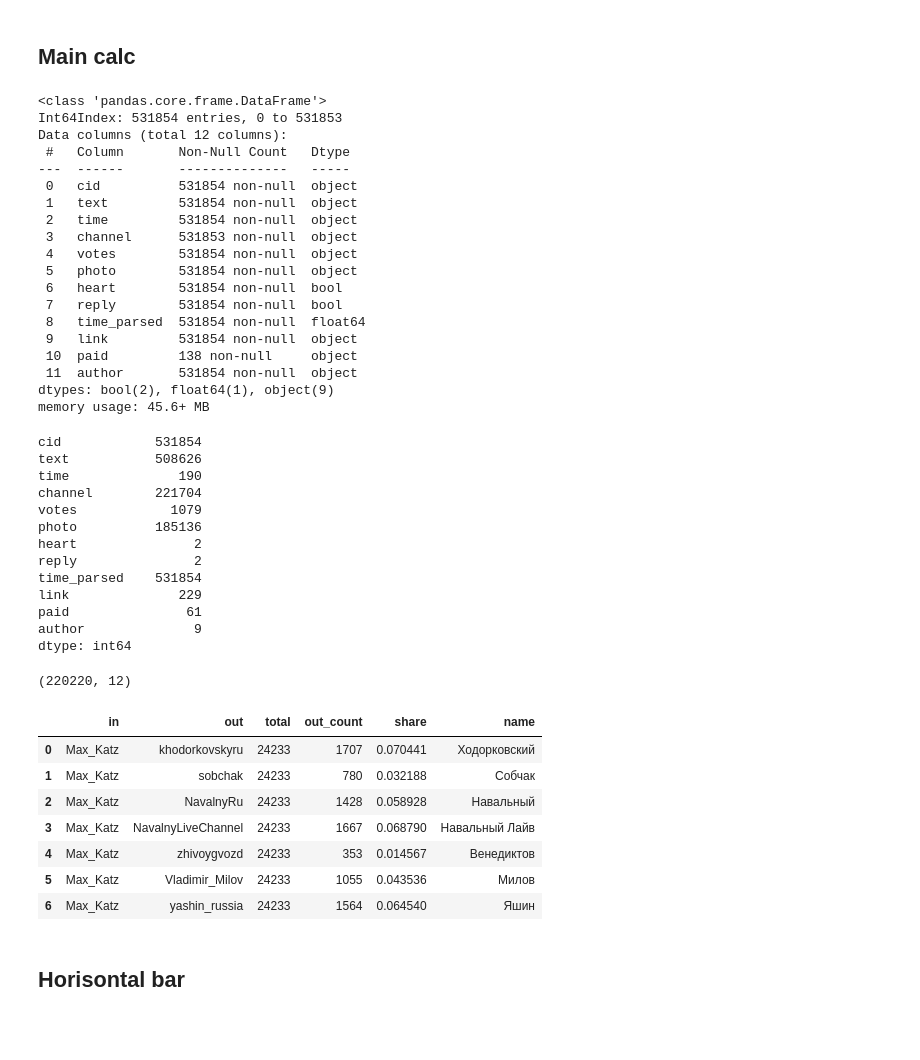
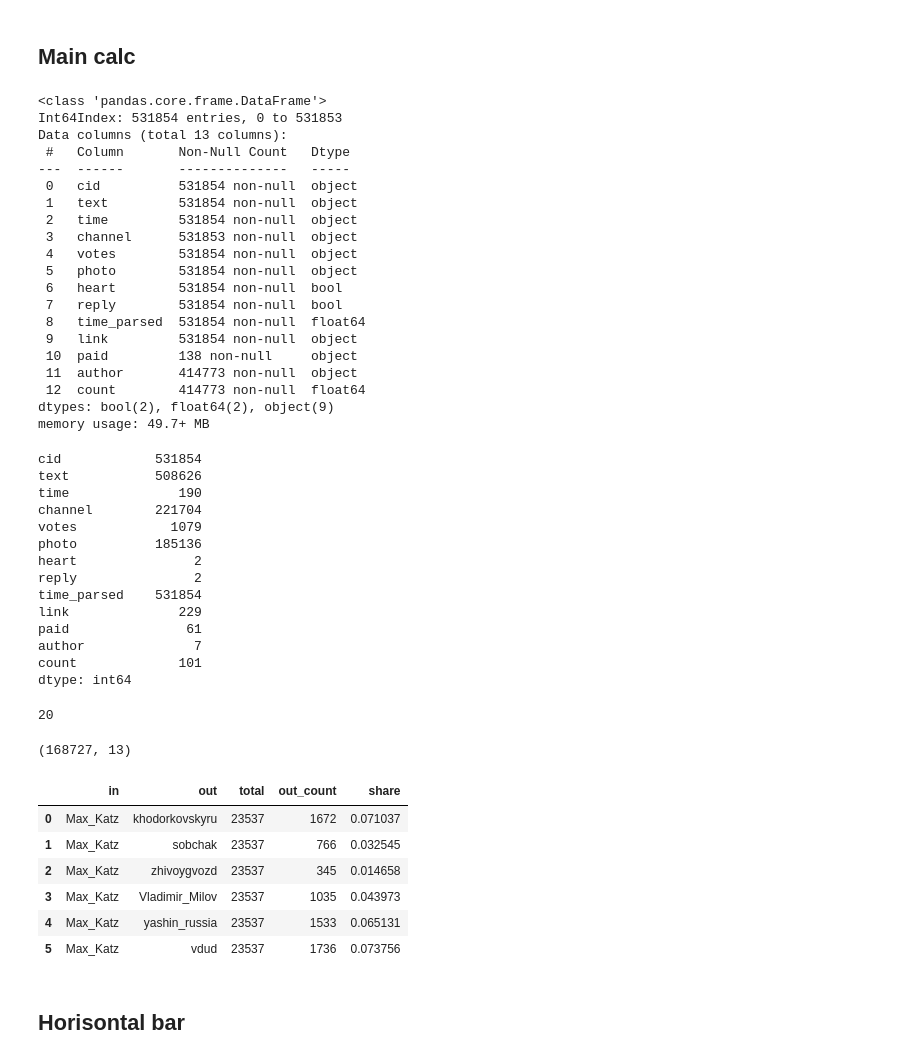
Before and after one commit to JulyMarc/YouTube_Comments_Intersection, a Jupyter notebook: YouTube_Comments_Intersection.ipynb, the cells around one changed output. Cells and saved outputs as stored; diff of their text form; code cells hidden in the pictures; blank space fills up the shorter version.

```diff
--- a/YouTube_Comments_Intersection.ipynb
+++ b/YouTube_Comments_Intersection.ipynb
@@ -40,7 +22,7 @@ drive.mount('/content/drive')
 # Video links parsing
 # %%
 # List of interested authors
-authors = ['Max_Katz', 'khodorkovskyru','sobchak','NavalnyRu','NavalnyLiveChannel',
+authors = ['Max_Katz', 'khodorkovskyru','sobchak',
            'zhivoygvozd','Vladimir_Milov','yashin_russia', 'vdud']
 # %%
 # Parsing last video links on each author
@@ -185,7 +165,7 @@ df_temp.info()
 # %% [output]
 <class 'pandas.core.frame.DataFrame'>
 Int64Index: 531854 entries, 0 to 531853
-Data columns (total 12 columns):
+Data columns (total 13 columns):
  #   Column       Non-Null Count   Dtype
 ---  ------       --------------   -----
  0   cid          531854 non-null  object
@@ -199,9 +179,10 @@ Data columns (total 12 columns):
  8   time_parsed  531854 non-null  float64
  9   link         531854 non-null  object
  10  paid         138 non-null     object
- 11  author       531854 non-null  object
-dtypes: bool(2), float64(1), object(9)
-memory usage: 45.6+ MB
+ 11  author       414773 non-null  object
+ 12  count        414773 non-null  float64
+dtypes: bool(2), float64(2), object(9)
+memory usage: 49.7+ MB
 # %%
 df_temp.nunique()
 # %% [output]
@@ -216,19 +197,22 @@ reply               2
 time_parsed    531854
 link              229
 paid               61
-author              9
+author              7
+count             101
 dtype: int64
 # %%
 # Dropping duplicates of comments to specific author from the same channel
 df_temp = df_temp.drop_duplicates(['author','channel'])
 # Discovering author's minimum number of video
 df_temp.drop_duplicates(['author','link']).groupby('author')['link'].count().min()
+# %% [output]
+20
 # %%
 top_links = df_temp.drop_duplicates(['author','link']).groupby('author').head(21)['link']
 df_temp = df_temp[df_temp['link'].isin(top_links)]
 df_temp.shape
 # %% [output]
-(220220, 12)
+(168727, 13)
 # %%
 l_union = []
 for i in df_temp['author'].unique():
@@ -240,16 +224,15 @@ l_union = pd.DataFrame(l_union)
 l_union.columns = ['in','out','total','out_count']
 l_union['share'] = l_union['out_count']/l_union['total']
 # %%
-l_union.head(7)
+l_union.head(6)
 # %% [output]
-|  | in | out | total | out_count | share | name |
-| 0 | Max_Katz | khodorkovskyru | 24233 | 1707 | 0.070441 | Ходорковский |
-| 1 | Max_Katz | sobchak | 24233 | 780 | 0.032188 | Собчак |
-| 2 | Max_Katz | NavalnyRu | 24233 | 1428 | 0.058928 | Навальный |
-| 3 | Max_Katz | NavalnyLiveChannel | 24233 | 1667 | 0.068790 | Навальный Лайв |
-| 4 | Max_Katz | zhivoygvozd | 24233 | 353 | 0.014567 | Венедиктов |
-| 5 | Max_Katz | Vladimir_Milov | 24233 | 1055 | 0.043536 | Милов |
-| 6 | Max_Katz | yashin_russia | 24233 | 1564 | 0.064540 | Яшин |
+|  | in | out | total | out_count | share |
+| 0 | Max_Katz | khodorkovskyru | 23537 | 1672 | 0.071037 |
+| 1 | Max_Katz | sobchak | 23537 | 766 | 0.032545 |
+| 2 | Max_Katz | zhivoygvozd | 23537 | 345 | 0.014658 |
+| 3 | Max_Katz | Vladimir_Milov | 23537 | 1035 | 0.043973 |
+| 4 | Max_Katz | yashin_russia | 23537 | 1533 | 0.065131 |
+| 5 | Max_Katz | vdud | 23537 | 1736 | 0.073756 |
 # %%
 # Russian names
 d_authors = {'Max_Katz':"Katz",
```
Also changed, not shown: parts of 11 cells of this notebook.
